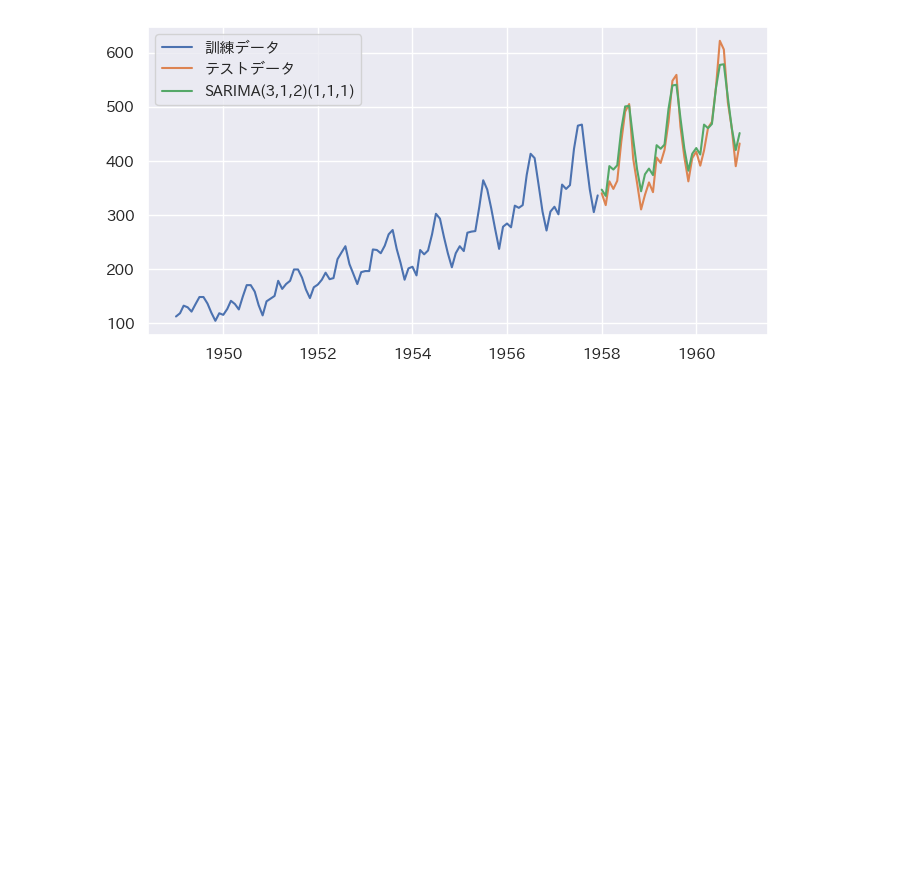
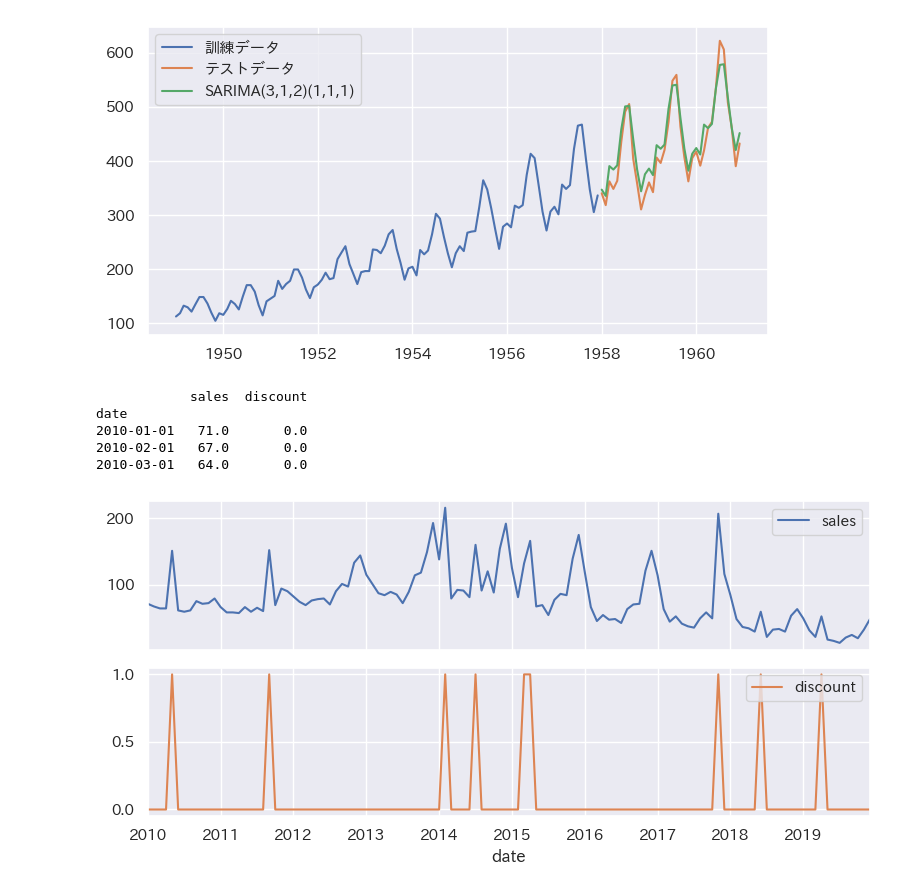
Before and after one commit to maton369/Python_Time_Series_Intro, a Jupyter notebook: 4-3-SARIMAXモデル.ipynb, the cells around one changed output. Drawn from its saved outputs; the diff is of its cells as text; code cells hidden in the pictures; blank space fills up the shorter version.

```diff
--- a/4-3-SARIMAXモデル.ipynb
+++ b/4-3-SARIMAXモデル.ipynb
@@ -268,3 +268,28 @@ ax.legend()
 # %% [output]
 <matplotlib.legend.Legend at 0x...>
 [figure]
+# %%
+# データの読み込み
+ts_sales_bj = pd.read_csv(
+    "4-3-1-sales-data.csv",  # ファイル名
+    index_col="date",  # インデックスとして扱う列名
+    parse_dates=True,  # インデックスを「時間軸」として扱う
+    dtype="float",  # データの型(浮動小数点)
+)
+
+ts_sales_bj.index.freq = "MS"
+
+# 結果の確認
+print(ts_sales_bj.head(3))
+# %% [output]
+            sales  discount
+date
+2010-01-01   71.0       0.0
+2010-02-01   67.0       0.0
+2010-03-01   64.0       0.0
+# %%
+# 可視化
+ts_sales_bj.plot(subplots=True)
+plt.tight_layout()
+# %% [output]
+[figure, added]
```
Also changed, not shown: parts of 6 cells of this notebook.
